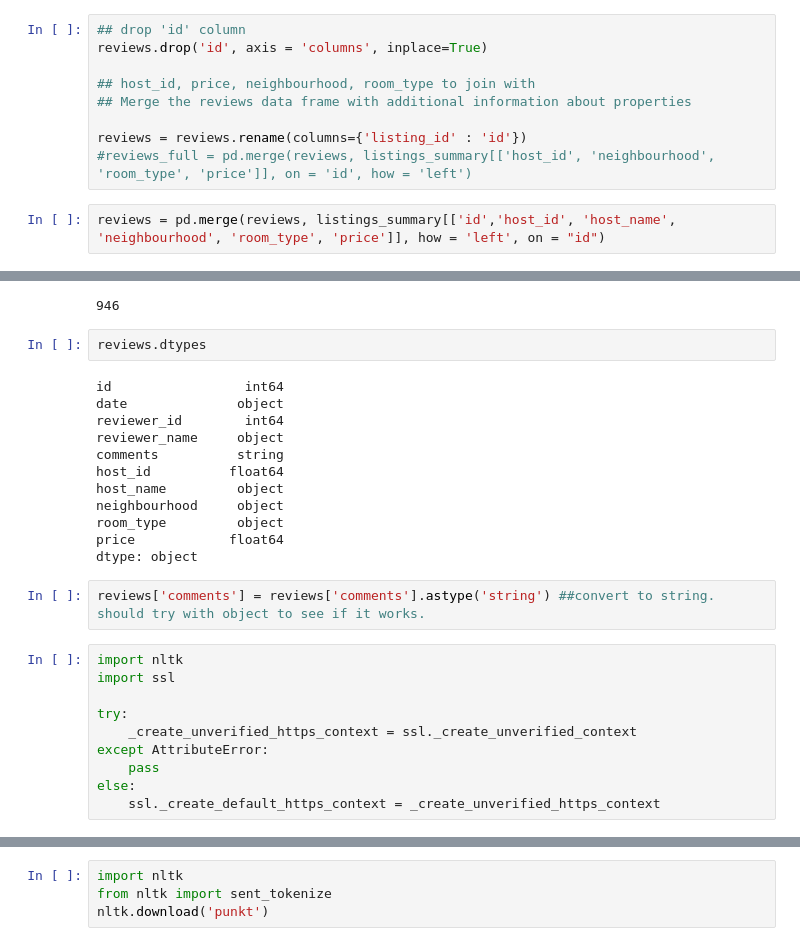
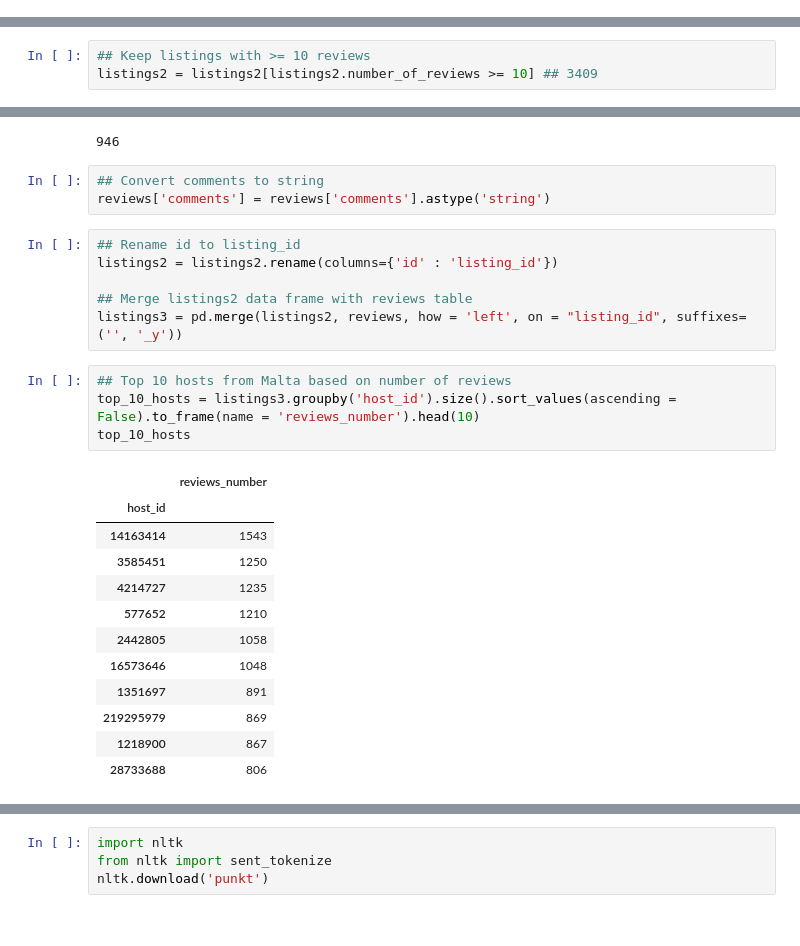
Before and after one commit to dianaionascu15/airbnb-nlp, a Jupyter notebook: airbnb_nlp.ipynb, the cells around one changed output, grey strips where cells are left out. Cells and saved outputs as stored; diff of their text form.

```diff
--- a/airbnb_nlp.ipynb
+++ b/airbnb_nlp.ipynb
@@ -301,11 +321,0 @@ listings_summary = listings_summary[listings_summary.number_of_reviews >= 10] ##
-# %%
-## drop 'id' column
-reviews.drop('id', axis = 'columns', inplace=True)
-
-## host_id, price, neighbourhood, room_type to join with
-## Merge the reviews data frame with additional information about properties
-
-reviews = reviews.rename(columns={'listing_id' : 'id'})
-#reviews_full = pd.merge(reviews, listings_summary[['host_id', 'neighbourhood', 'room_type', 'price']], on = 'id', how = 'left')
-# %%
-reviews = pd.merge(reviews, listings_summary[['id','host_id', 'host_name', 'neighbourhood', 'room_type', 'price']], how = 'left', on = "id")
@@ -335,0 +322,3 @@ reviews.comments.values[5]
+# %%
+## Keep listings with >= 10 reviews
+listings2 = listings2[listings2.number_of_reviews >= 10] ## 3409
@@ -337,29 +333,29 @@ reviews.comments.values[5]
 print(len(reviews.comments.values[5])) ## 946 words
 # %% [output]
 946
-# %%
-reviews.dtypes
-# %% [output]
-id                 int64
-date              object
-reviewer_id        int64
-reviewer_name     object
-comments          string
-host_id          float64
-host_name         object
-neighbourhood     object
-room_type         object
-price            float64
-dtype: object
-# %%
-reviews['comments'] = reviews['comments'].astype('string') ##convert to string. should try with object to see if it works.
-# %%
-import nltk
-import ssl
-
-try:
-    _create_unverified_https_context = ssl._create_unverified_context
-except AttributeError:
-    pass
-else:
-    ssl._create_default_https_context = _create_unverified_https_context
+# %%
+## Convert comments to string
+reviews['comments'] = reviews['comments'].astype('string')
+# %%
+## Rename id to listing_id
+listings2 = listings2.rename(columns={'id' : 'listing_id'})
+
+## Merge listings2 data frame with reviews table
+listings3 = pd.merge(listings2, reviews, how = 'left', on = "listing_id", suffixes=('', '_y'))
+# %%
+## Top 10 hosts from Malta based on number of reviews
+top_10_hosts = listings3.groupby('host_id').size().sort_values(ascending = False).to_frame(name = 'reviews_number').head(10)
+top_10_hosts
+# %% [output]
+|  | reviews_number |
+| host_id |  |
+| 14163414 | 1543 |
+| 3585451 | 1250 |
+| 4214727 | 1235 |
+| 577652 | 1210 |
+| 2442805 | 1058 |
+| 16573646 | 1048 |
+| 1351697 | 891 |
+| 219295979 | 869 |
+| 1218900 | 867 |
+| 28733688 | 806 |
```
Also changed, not shown: parts of 42 cells of this notebook.
